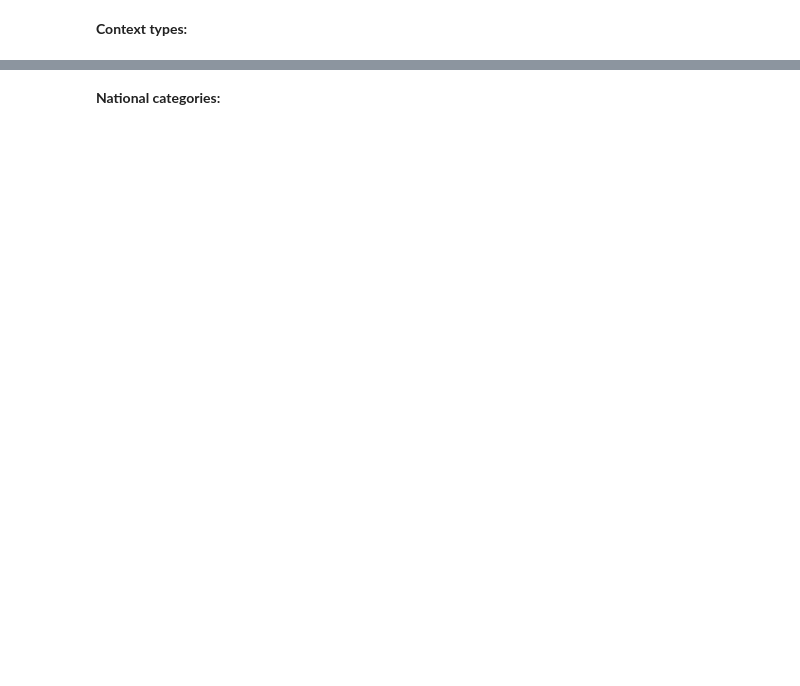
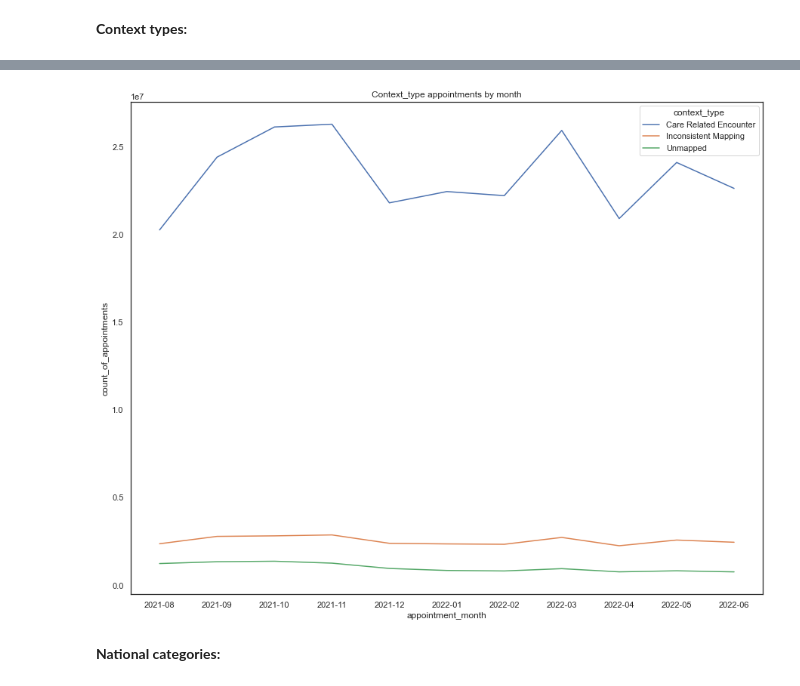
Before and after one commit to essjmeha/Assignment_Diagnostic_Anatysis_using_Python, a Jupyter notebook: Meharg_Jane_DA201_Assignment_Notebook.ipynb, the cells around one changed output, grey strips where cells are left out. Drawn from its saved outputs; the diff is of its cells as text; code cells hidden in the pictures; blank space fills up the shorter version.

```diff
--- a/Meharg_Jane_DA201_Assignment_Notebook.ipynb
+++ b/Meharg_Jane_DA201_Assignment_Notebook.ipynb
@@ -745,5 +801,13 @@ nc_subset_month
 # %%
 # Create a separate data set that can be used in future weeks.
 
+# Aggregate on monthly level and determine the sum of records per month per context type.
+
+nc_ct = nc\
+ .groupby(['appointment_month','context_type'])[['count_of_appointments']]\
+ .sum()\
+ .reset_index()\
+ .copy()
 
 # View output.
+nc_ct.head()
@@ -750,6 +821,10 @@ nc_subset_month
 # %%
 # Plot the appointments over the available date range, and review the context types for months.
 # Create a lineplot.
+nc_ct_line = sns.lineplot(x='appointment_month', y='count_of_appointments', hue= 'context_type', data=nc_ct, ci=None)\
+.set_title('Context type appointments by month')
+# %% [output]
+[figure, added]
 # %% [markdown]
 **National categories:**
 # %%
```
Also changed, not shown: parts of 18 cells of this notebook.
